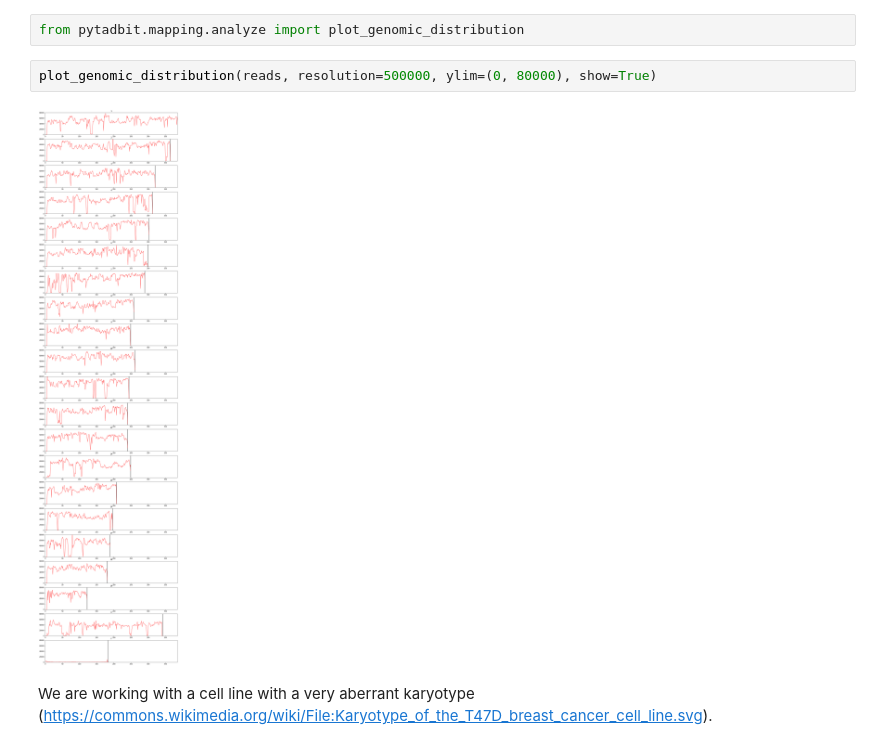
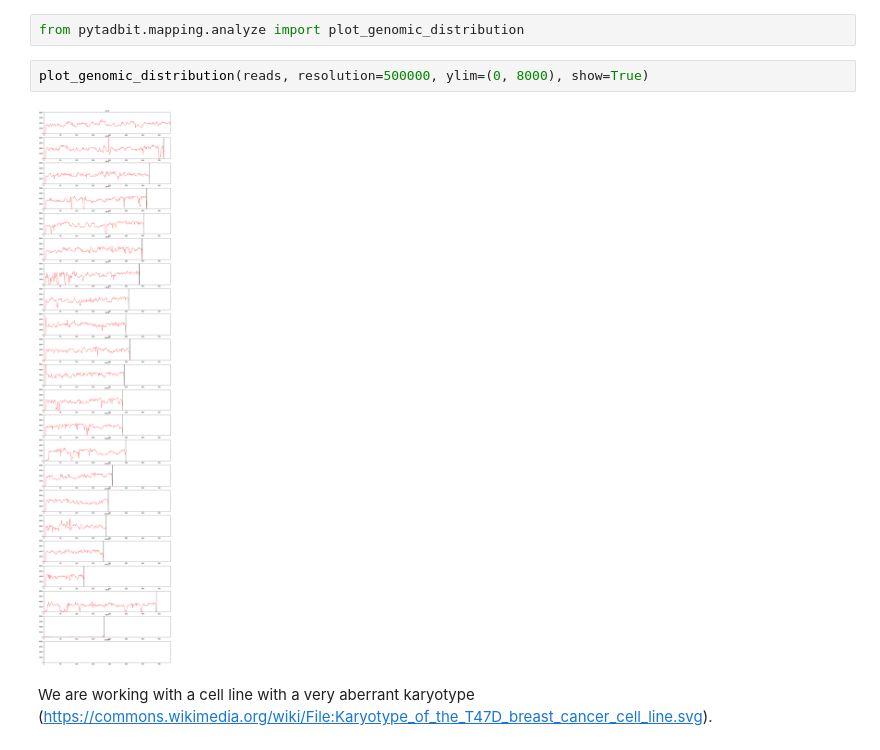
Before and after one commit to 3DGenomes/3DAROC, a Jupyter notebook: Notebooks/02-Parsing mapped reads.ipynb, the cells around one changed output. Saved outputs shown, nothing was run; the diff lists cells and outputs as text.

```diff
--- a/Notebooks/02-Parsing mapped reads.ipynb
+++ b/Notebooks/02-Parsing mapped reads.ipynb
@@ -278,9 +269,9 @@ According to the fractal globule model <a name="ref-1"/>[(Mirny, 2011)](#cite-Mi
 # %%
 from pytadbit.mapping.analyze import plot_genomic_distribution
 # %%
-plot_genomic_distribution(reads, resolution=500000, ylim=(0, 80000), show=True)
+plot_genomic_distribution(reads, resolution=500000, ylim=(0, 8000), show=True)
 # %% [output]
-[figure, old version]
+[figure, new version]
 # %% [markdown]
 We are working with a cell line with a very aberrant karyotype (https://commons.wikimedia.org/wiki/File:Karyotype_of_the_T47D_breast_cancer_cell_line.svg).
 # %% [markdown]
```
Also changed, not shown: parts of 12 cells of this notebook, 1 other file.
